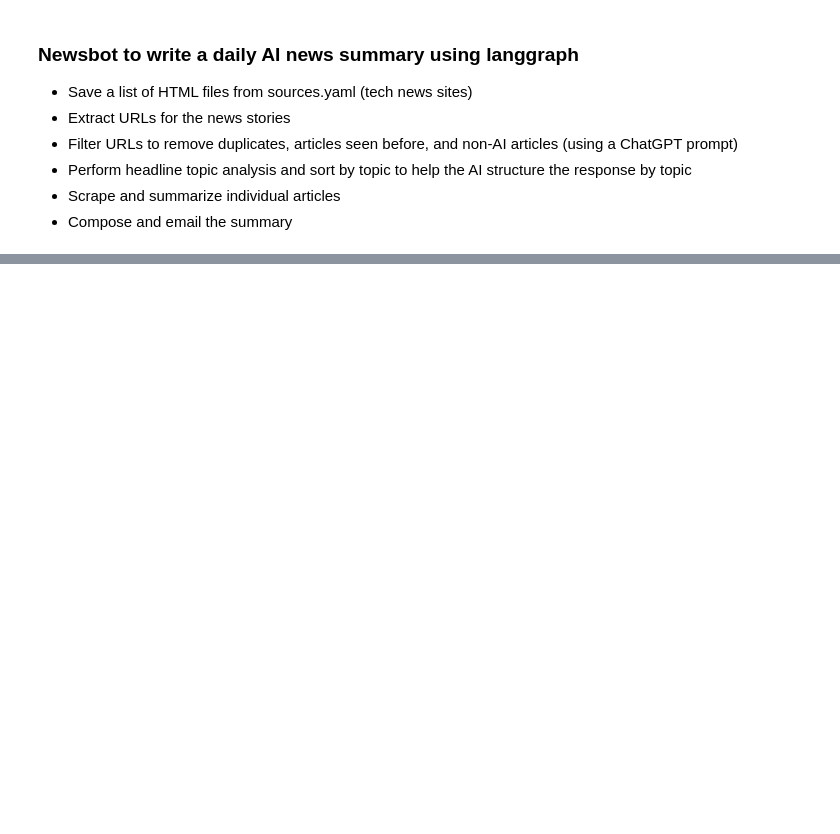
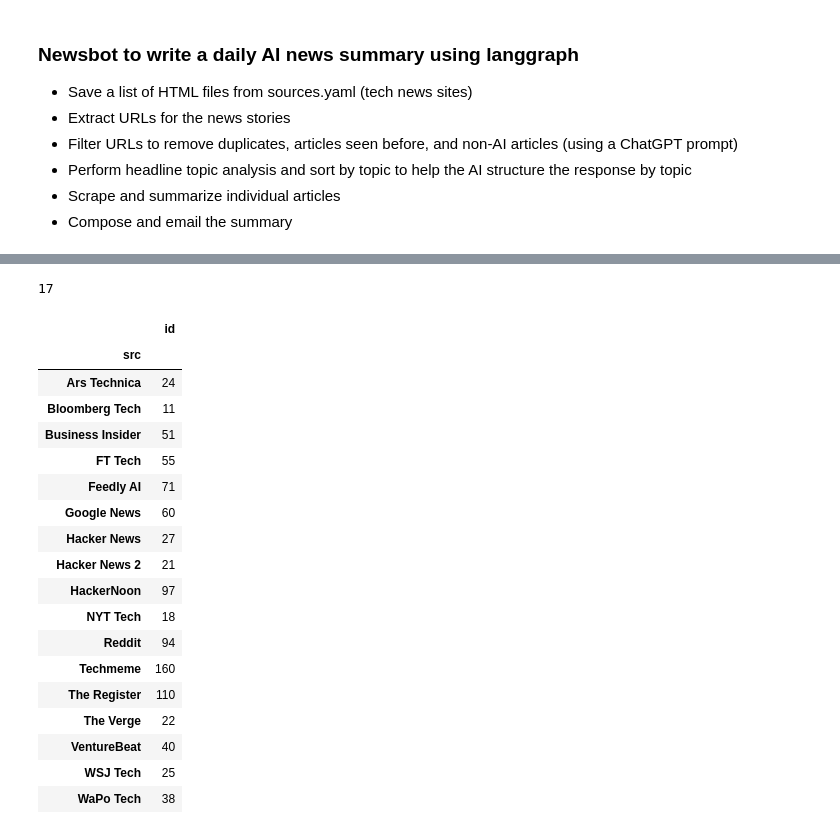
Before and after one commit to druce/AInewsbot, a Jupyter notebook: AInewsbot_langgraph.ipynb, the cells around one changed output, grey strips where cells are left out. Drawn from its saved outputs; the diff is of its cells as text; code cells hidden in the pictures; blank space fills up the shorter version.

```diff
--- a/AInewsbot_langgraph.ipynb
+++ b/AInewsbot_langgraph.ipynb
@@ -1962,0 +1461,2 @@ user_approval = input("Edit topics? (yes/no): ")
+# %%
+state = lg_agent.initialize(state)
@@ -1962,0 +1483,2 @@ user_approval = input("Edit topics? (yes/no): ")
+# %%
+state = lg_agent.download_sources(state)
@@ -1962,0 +1503,2 @@ user_approval = input("Edit topics? (yes/no): ")
+# %%
+state = lg_agent.extract_web_urls(state)
@@ -1962,0 +1523,25 @@ user_approval = input("Edit topics? (yes/no): ")
+# %%
+# s/b 17 check all downloaded, if any got hit by a bot block then download manually
+print(len(pd.DataFrame(state["AIdf"]).groupby("src").count()[['id']]))
+pd.DataFrame(state["AIdf"]).groupby("src").count()[['id']]
+# %% [output]
+17
+|  | id |
+| src |  |
+| Ars Technica | 24 |
+| Bloomberg Tech | 11 |
+| Business Insider | 51 |
+| FT Tech | 55 |
+| Feedly AI | 71 |
+| Google News | 60 |
+| Hacker News | 27 |
+| Hacker News 2 | 21 |
+| HackerNoon | 97 |
+| NYT Tech | 18 |
+| Reddit | 94 |
+| Techmeme | 160 |
+| The Register | 110 |
+| The Verge | 22 |
+| VentureBeat | 40 |
+| WSJ Tech | 25 |
+| WaPo Tech | 38 |
```
Also changed, not shown: parts of 82 cells of this notebook, 6 other files.
